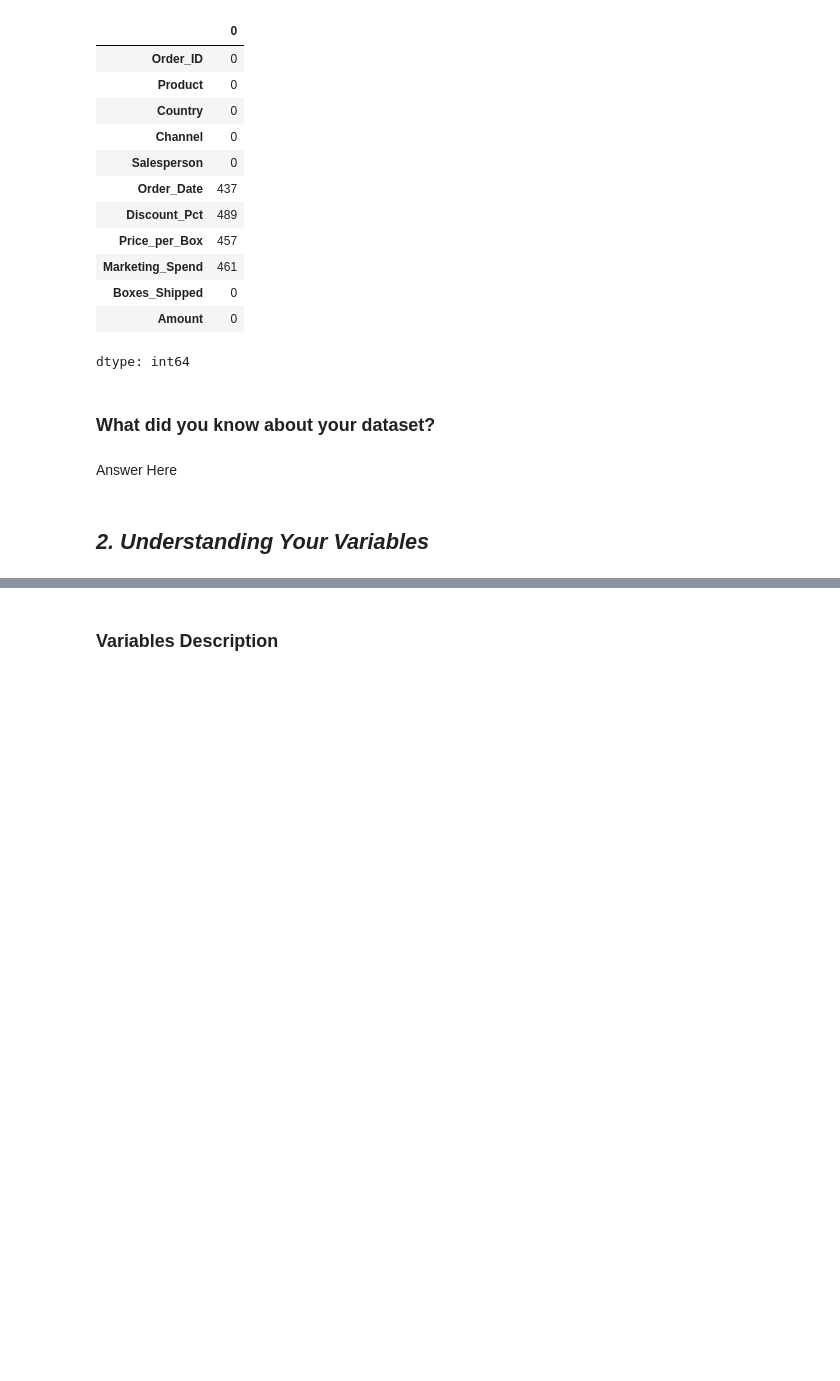
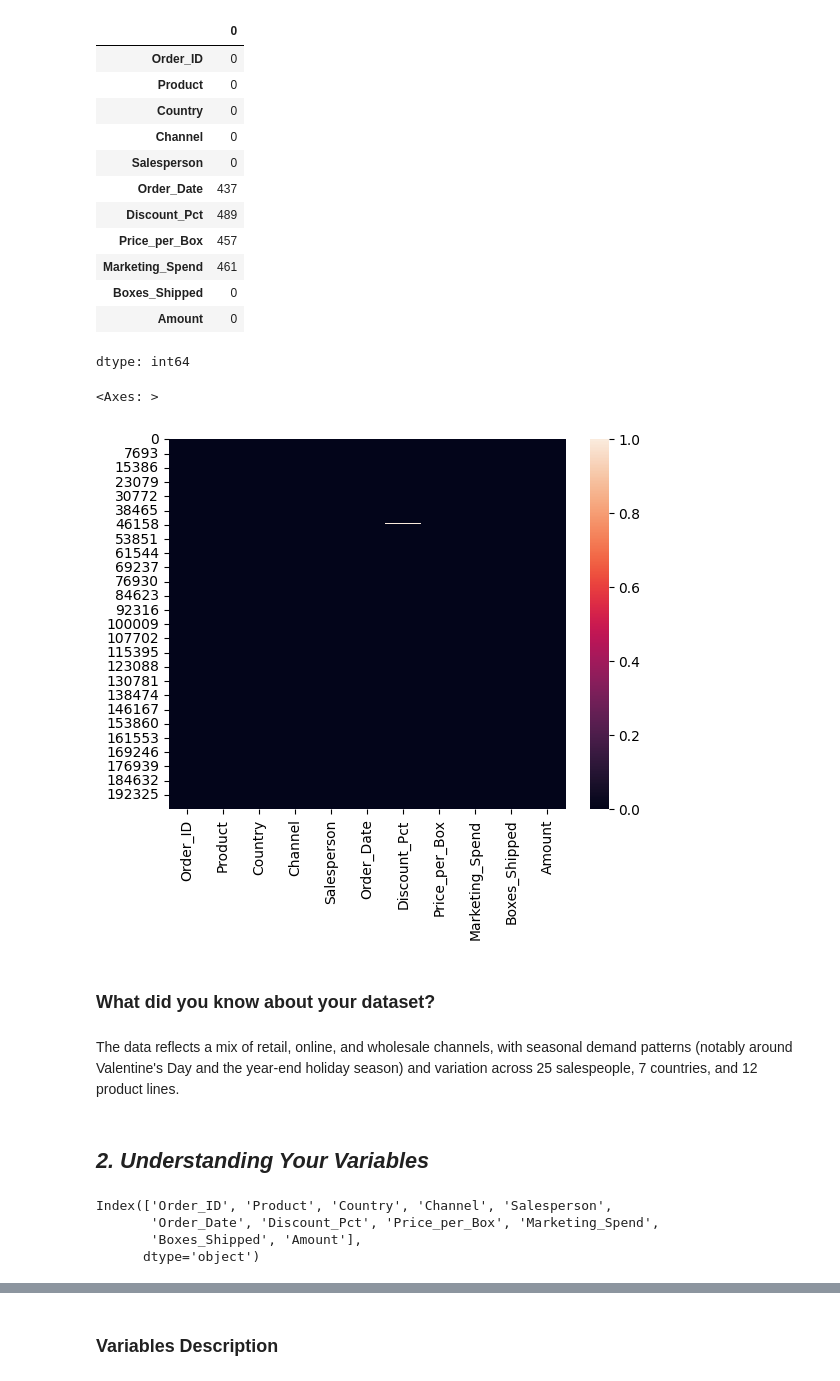
Before and after one commit to Vansh-172/EDA-CAPSTONE-PROJECT, a Jupyter notebook: Vansh_Goyal_EDA_Capstone_Project_Submission.ipynb, the cells around one changed output, grey strips where cells are left out. Drawn from its saved outputs; the diff is of its cells as text; code cells hidden in the pictures; blank space fills up the shorter version.

Commit message:
cleaned the data

```diff
--- a/Vansh_Goyal_EDA_Capstone_Project_Submission.ipynb
+++ b/Vansh_Goyal_EDA_Capstone_Project_Submission.ipynb
@@ -133,13 +137,23 @@ df.isnull().sum()
 dtype: int64
 # %%
 # Visualizing the missing values
+sns.heatmap(df.isnull(), cbar=True)
+# %% [output]
+<Axes: >
+[figure, added]
 # %% [markdown]
 ### What did you know about your dataset?
-# %% [markdown]
-Answer Here
+# %% [markdown]
+The data reflects a mix of retail, online, and wholesale  channels, with seasonal demand patterns (notably around Valentine's Day and the year-end holiday season) and variation across 25 salespeople, 7 countries, and 12 product lines.
 # %% [markdown]
 ## ***2. Understanding Your Variables***
 # %%
 # Dataset Columns
+df.columns
+# %% [output]
+Index(['Order_ID', 'Product', 'Country', 'Channel', 'Salesperson',
+       'Order_Date', 'Discount_Pct', 'Price_per_Box', 'Marketing_Spend',
+       'Boxes_Shipped', 'Amount'],
+      dtype='object')
 # %%
 # Dataset Describe
```
Also changed, not shown: parts of 8 cells of this notebook.
